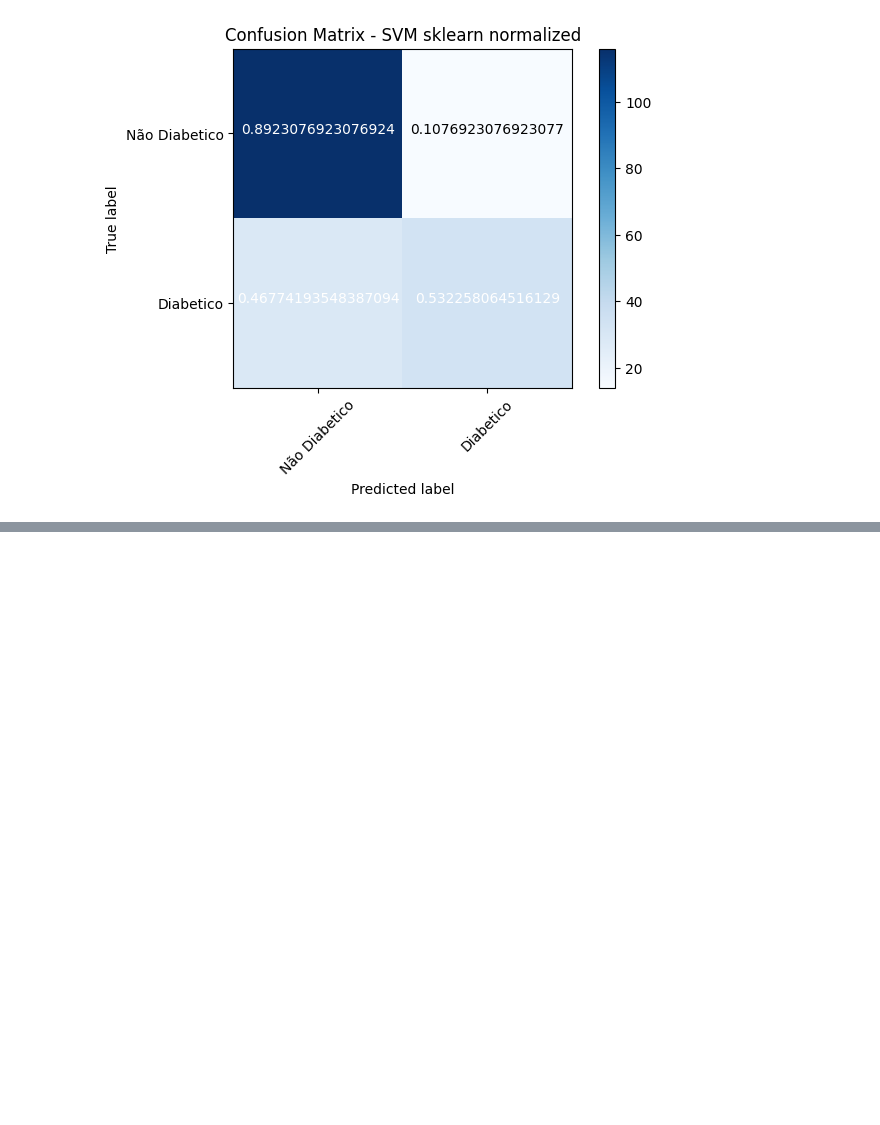
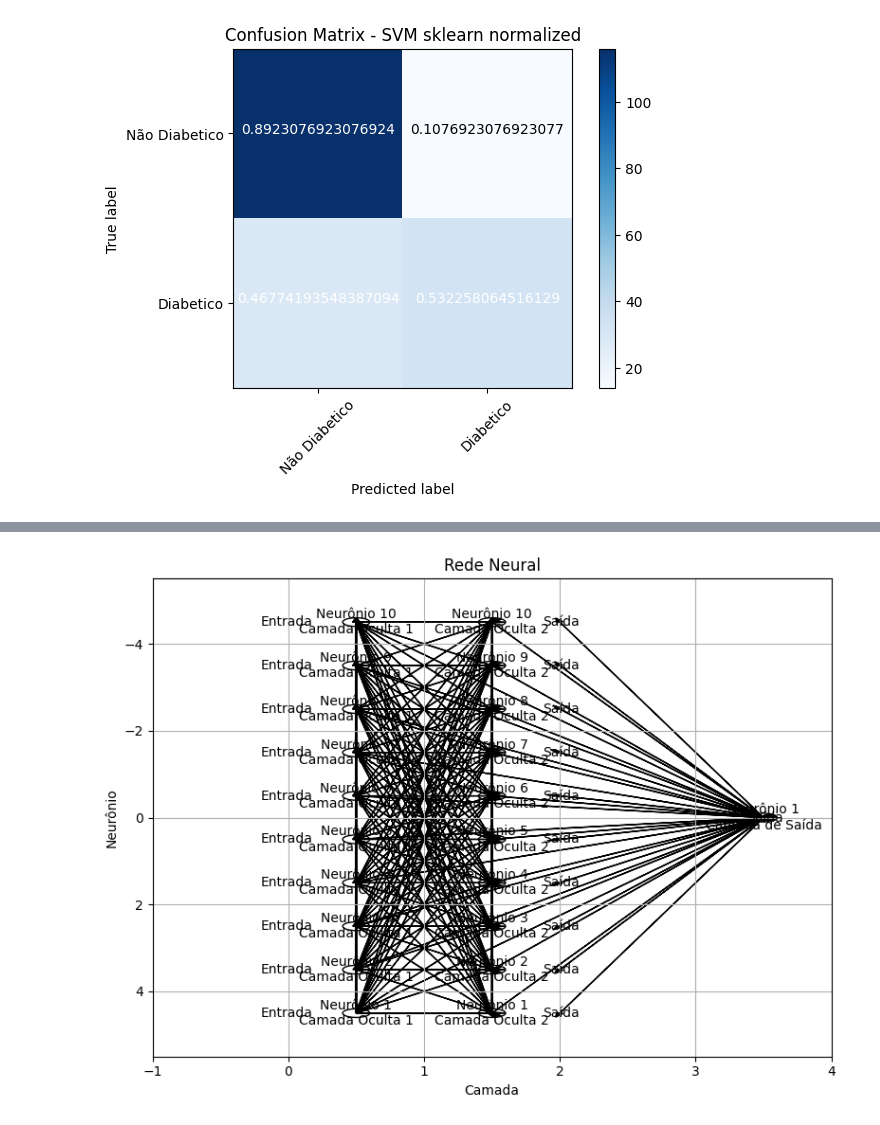
Before and after one commit to ViniciusKanh/AM-Predict-Diabetes, a Jupyter notebook: Prever_Diabetes_Mineração.ipynb, the cells around one changed output, grey strips where cells are left out. Cells and saved outputs as stored; diff of their text form; code cells hidden in the pictures; blank space fills up the shorter version.

```diff
--- a/Prever_Diabetes_Mineração.ipynb
+++ b/Prever_Diabetes_Mineração.ipynb
@@ -1578,0 +1734,8 @@ Normalized confusion matrix
+# %%
+input_file = '/content/diabetesClear.data'
+names = ['Número Gestações','Glucose','pressao Arterial','Expessura da Pele','Insulina','IMC','Função Pedigree Diabete','Idade','Resultado']
+features = ['Número Gestações','Glucose','pressao Arterial','Expessura da Pele','Insulina','IMC','Função Pedigree Diabete','Idade']
+
+target = 'Resultado'
+df = pd.read_csv(input_file,    # Nome do arquivo com dados
+                 names = names) # Nome das colunas
@@ -1578,0 +1744,3 @@ Normalized confusion matrix
+# %%
+X = df.iloc[:, :-1].values
+y = df.iloc[:, -1].values
@@ -1578,0 +1753,4 @@ Normalized confusion matrix
+# %%
+scaler = MinMaxScaler()
+X_train = scaler.fit_transform(X_train)
+X_test = scaler.transform(X_test)
@@ -1578,0 +1759,3 @@ Normalized confusion matrix
+# %%
+model = MLPClassifier(hidden_layer_sizes=(10, 10), max_iter=1000, random_state=42)
+model.fit(X_train, y_train)
@@ -1578,0 +1785,79 @@ Normalized confusion matrix
+# %%
+fig, ax = plt.subplots(figsize=(8, 6))
+ax.set_title('Rede Neural')
+ax.set_xlabel('Camada')
+ax.set_ylabel('Neurônio')
+ax.grid(True)
+
+# Coordenadas dos neurônios
+neuron_coords = []
+
+# Coordenadas das entradas
+input_coords = []
+
+# Coordenadas das saídas
+output_coords = []
+
+# Camadas ocultas
+for i, layer_sizes in enumerate(model.hidden_layer_sizes):
+    layer_label = f'Camada Oculta {i+1}'
+    neurons = layer_sizes
+
+    # Posição da camada oculta no gráfico
+    x = i + 0.5
+
+    for j in range(neurons):
+        y = (neurons - 1) / 2 - j
+        neuron_coords.append((x, y))
+
+        if i == 0:
+            input_coords.append((x-0.5, y))
+        elif i == len(model.hidden_layer_sizes) - 1:
+            output_coords.append((x+0.5, y))
+
+        # Plot do neurônio
+        circle = plt.Circle((x, y), radius=0.1, facecolor='white', edgecolor='black')
+        ax.add_patch(circle)
+        ax.annotate(f'Neurônio {j+1}\n{layer_label}', (x, y), ha='center', va='center')
+
+# Camada de saída
+output_label = 'Camada de Saída'
+neurons = model.n_outputs_
+
+# Posição da camada de saída no gráfico
+x = len(model.hidden_layer_sizes) + 1.5
+
+for j in range(neurons):
+    y = (neurons - 1) / 2 - j
+    neuron_coords.append((x, y))
+    output_coords.append((x, y))
+
+    # Plot do neurônio
+    circle = plt.Circle((x, y), radius=0.1, facecolor='white', edgecolor='black')
+    ax.add_patch(circle)
+    ax.annotate(f'Neurônio {j+1}\n{output_label}', (x, y), ha='center', va='center')
+
+# Conexões entre neurônios
+for i, (x, y) in enumerate(neuron_coords):
+    if i < len(neuron_coords) - neurons:
+        outputs = neuron_coords[i+neurons:]
+    else:
+        outputs = output_coords
+
+    for output in outputs:
+        ax.arrow(x, y, output[0]-x, output[1]-y, head_width=0.05, head_length=0.1, fc='black', ec='black')
+
+# Legendas das entradas e saídas
+for coord in input_coords:
+    ax.annotate('Entrada', coord, ha='center', va='center', xytext=(-1, 0), textcoords='offset points')
+
+for coord in output_coords:
+    ax.annotate('Saída', coord, ha='center', va='center', xytext=(1, 0), textcoords='offset points')
+
+plt.xlim(-1, len(model.hidden_layer_sizes) + 2)
+plt.ylim(-(max(neurons for neurons in model.hidden_layer_sizes) - 1) / 2 - 1, (max(neurons for neurons in model.hidden_layer_sizes) - 1) / 2 + 1)
+plt.gca().invert_yaxis()
+plt.tight_layout()
+plt.show()
+# %% [output]
+[figure, added]
```
Also changed, not shown: parts of 54 cells of this notebook.
